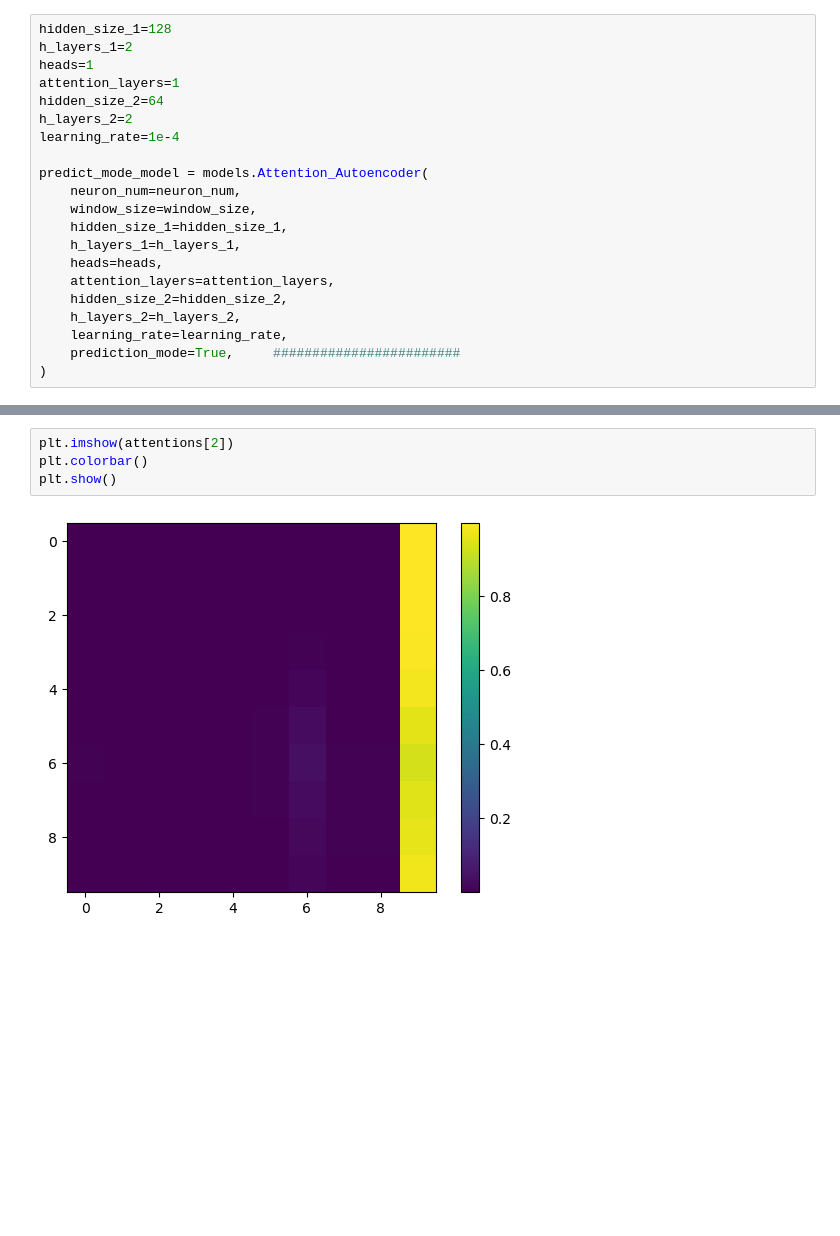
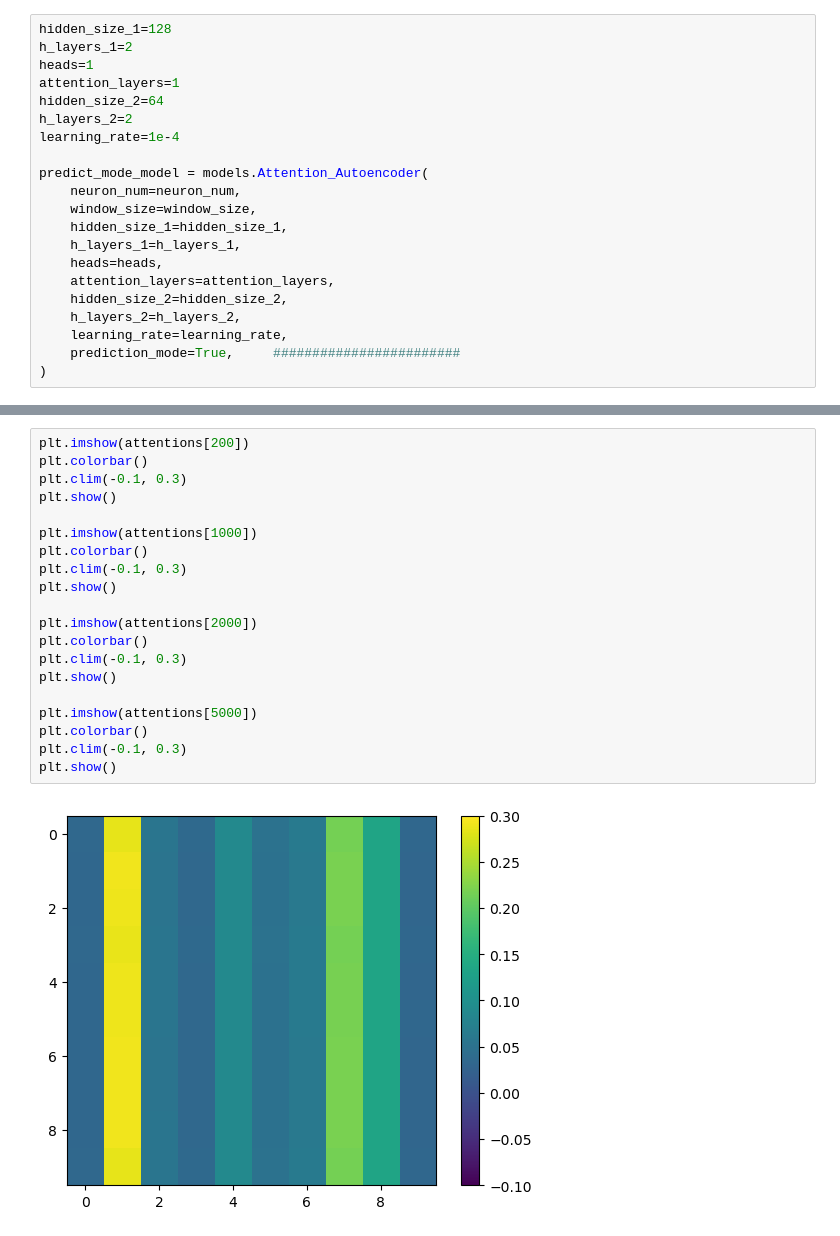
Before and after one commit to wuweizhang0723/func2graph, a Jupyter notebook: notebook/check_evaluation/evaluate_model.ipynb, the cells around one changed output, grey strips where cells are left out. Saved outputs shown, nothing was run; the diff lists cells and outputs as text; blank space fills up the shorter version.

```diff
--- a/notebook/check_evaluation/evaluate_model.ipynb
+++ b/notebook/check_evaluation/evaluate_model.ipynb
@@ -136,6 +141,22 @@ plt.show()
-# %%
-plt.imshow(attentions[2])
-plt.colorbar()
-plt.show()
-# %% [output]
-[figure, removed]
+# %%
+plt.imshow(attentions[200])
+plt.colorbar()
+plt.clim(-0.1, 0.3)
+plt.show()
+
+plt.imshow(attentions[1000])
+plt.colorbar()
+plt.clim(-0.1, 0.3)
+plt.show()
+
+plt.imshow(attentions[2000])
+plt.colorbar()
+plt.clim(-0.1, 0.3)
+plt.show()
+
+plt.imshow(attentions[5000])
+plt.colorbar()
+plt.clim(-0.1, 0.3)
+plt.show()
+# %% [output]
+[figure, added]
```
Also changed, not shown: parts of 5 cells of this notebook, 2 other files.
